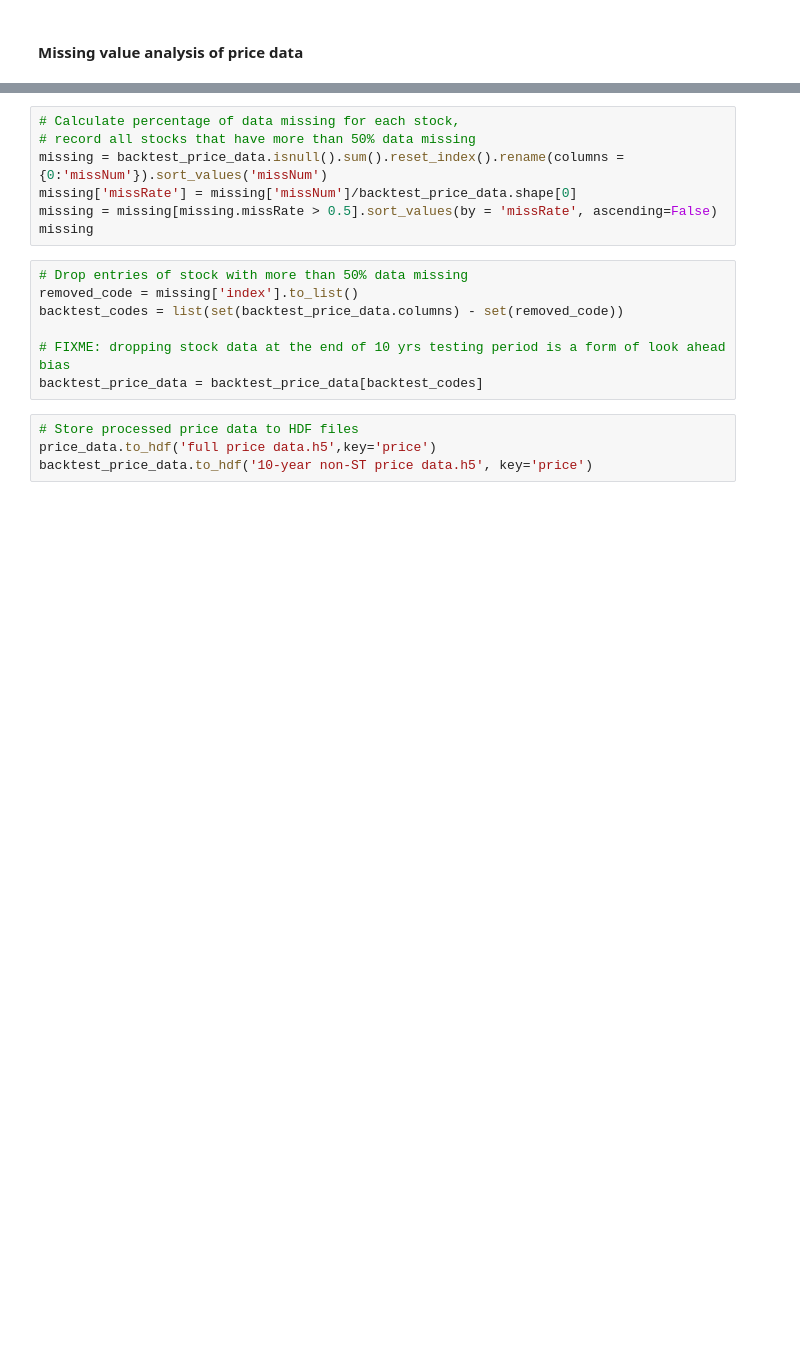
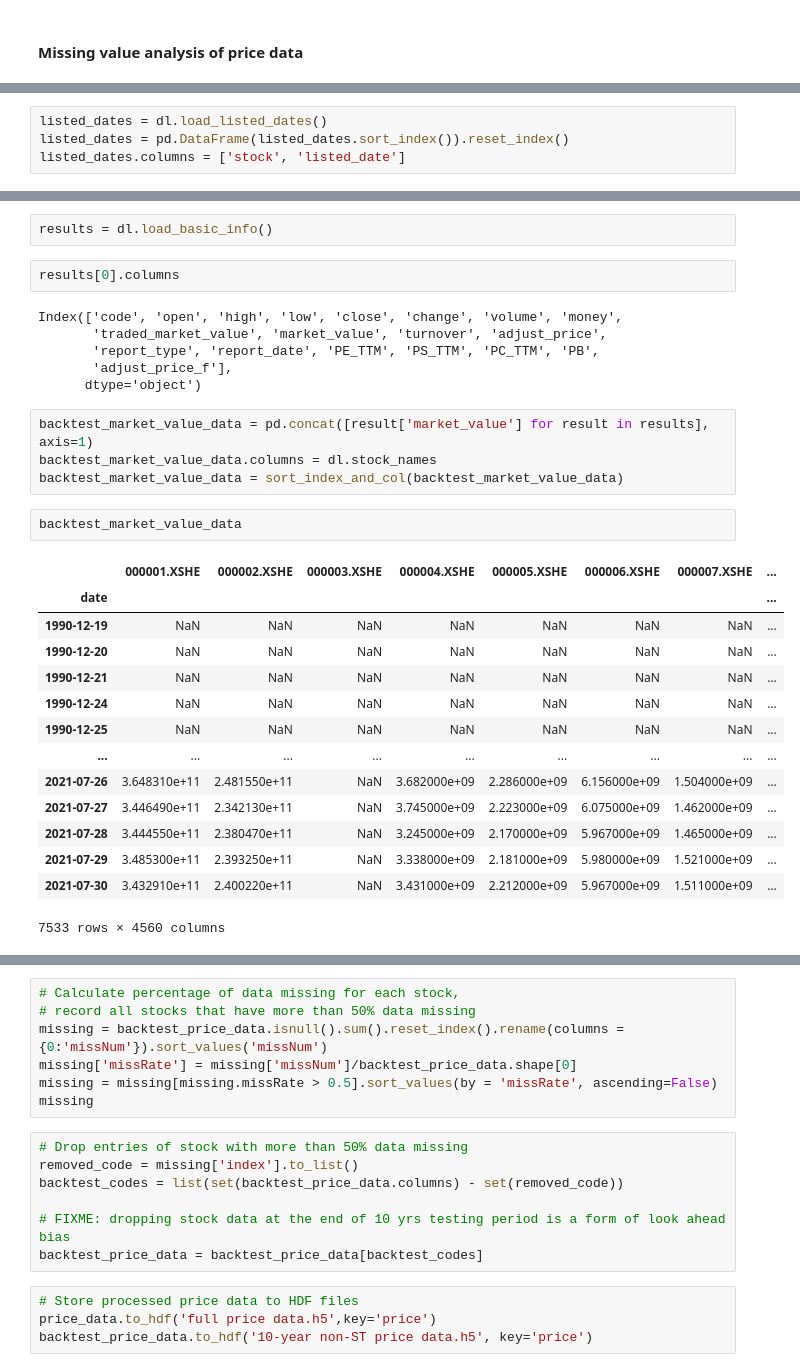
Before and after one commit to etccapital/MultiFactor, a Jupyter notebook: data_download_and_process.ipynb, the cells around one changed output, grey strips where cells are left out. Saved outputs shown, nothing was run; the diff lists cells and outputs as text; blank space fills up the shorter version.

```diff
--- a/data_download_and_process.ipynb
+++ b/data_download_and_process.ipynb
@@ -25,0 +134,4 @@ backtest_price_data
+# %%
+listed_dates = dl.load_listed_dates()
+listed_dates = pd.DataFrame(listed_dates.sort_index()).reset_index()
+listed_dates.columns = ['stock', 'listed_date']
@@ -25,0 +245,31 @@ backtest_price_data
+# %%
+results = dl.load_basic_info()
+# %%
+results[0].columns
+# %% [output]
+Index(['code', 'open', 'high', 'low', 'close', 'change', 'volume', 'money',
+       'traded_market_value', 'market_value', 'turnover', 'adjust_price',
+       'report_type', 'report_date', 'PE_TTM', 'PS_TTM', 'PC_TTM', 'PB',
+       'adjust_price_f'],
+      dtype='object')
+# %%
+backtest_market_value_data = pd.concat([result['market_value'] for result in results], axis=1)
+backtest_market_value_data.columns = dl.stock_names
+backtest_market_value_data = sort_index_and_col(backtest_market_value_data)
+# %%
+backtest_market_value_data
+# %% [output]
+|  | 000001.XSHE | 000002.XSHE | 000003.XSHE | 000004.XSHE | 000005.XSHE | 000006.XSHE | 000007.XSHE | ... |
+| date |  |  |  |  |  |  |  | ... |
+| 1990-12-19 | NaN | NaN | NaN | NaN | NaN | NaN | NaN | ... |
+| 1990-12-20 | NaN | NaN | NaN | NaN | NaN | NaN | NaN | ... |
+| 1990-12-21 | NaN | NaN | NaN | NaN | NaN | NaN | NaN | ... |
+| 1990-12-24 | NaN | NaN | NaN | NaN | NaN | NaN | NaN | ... |
+| 1990-12-25 | NaN | NaN | NaN | NaN | NaN | NaN | NaN | ... |
+| ... | ... | ... | ... | ... | ... | ... | ... | ... |
+| 2021-07-26 | 3.648310e+11 | 2.481550e+11 | NaN | 3.682000e+09 | 2.286000e+09 | 6.156000e+09 | 1.504000e+09 | ... |
+| 2021-07-27 | 3.446490e+11 | 2.342130e+11 | NaN | 3.745000e+09 | 2.223000e+09 | 6.075000e+09 | 1.462000e+09 | ... |
+| 2021-07-28 | 3.444550e+11 | 2.380470e+11 | NaN | 3.245000e+09 | 2.170000e+09 | 5.967000e+09 | 1.465000e+09 | ... |
+| 2021-07-29 | 3.485300e+11 | 2.393250e+11 | NaN | 3.338000e+09 | 2.181000e+09 | 5.980000e+09 | 1.521000e+09 | ... |
+| 2021-07-30 | 3.432910e+11 | 2.400220e+11 | NaN | 3.431000e+09 | 2.212000e+09 | 5.967000e+09 | 1.511000e+09 | ... |
+7533 rows × 4560 columns
```
Also changed, not shown: parts of 35 cells of this notebook, 2 other files.
